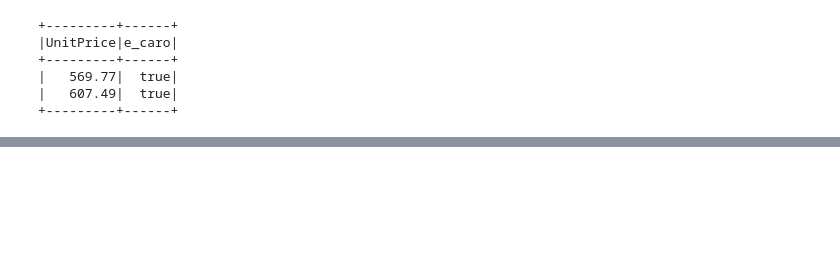
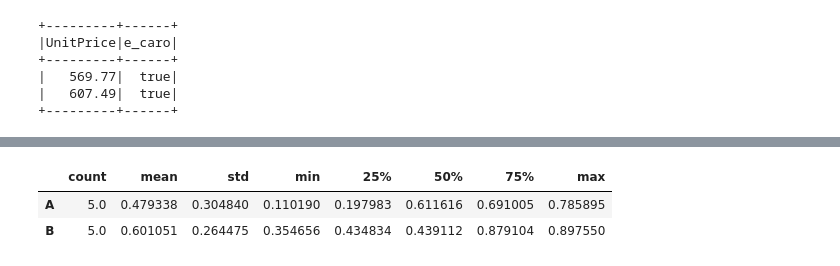
Before and after one commit to pasjunior/Projeto-de-estudo-Spark-Databricks-, a Jupyter notebook: Projeto_2 (Spark-Databricks) - Engenharia de Dados (Stack).ipynb, the cells around one changed output, grey strips where cells are left out. Cells and saved outputs as stored; diff of their text form; code cells hidden in the pictures; blank space fills up the shorter version.

```diff
--- a/Projeto_2 (Spark-Databricks) - Engenharia de Dados (Stack).ipynb
+++ b/Projeto_2 (Spark-Databricks) - Engenharia de Dados (Stack).ipynb
@@ -599,0 +864,6 @@ df.withColumn("e_caro", DOTCodeFilter & (priceFilter | descriptFilter))\
+# %%
+# criando um dataframe
+pdf = pd.DataFrame({
+    'A': np.random.rand(5),
+    'B': np.random.rand(5)
+})
@@ -599,0 +874,3 @@ df.withColumn("e_caro", DOTCodeFilter & (priceFilter | descriptFilter))\
+# %%
+psdf = ps.DataFrame(pdf)
+type(psdf)
@@ -599,0 +897,6 @@ df.withColumn("e_caro", DOTCodeFilter & (priceFilter | descriptFilter))\
+# %%
+psdf.describe().T
+# %% [output]
+|  | count | mean | std | min | 25% | 50% | 75% | max |
+| A | 5.0 | 0.479338 | 0.304840 | 0.110190 | 0.197983 | 0.611616 | 0.691005 | 0.785895 |
+| B | 5.0 | 0.601051 | 0.264475 | 0.354656 | 0.434834 | 0.439112 | 0.879104 | 0.897550 |
```
Also changed, not shown: parts of 45 cells of this notebook.
